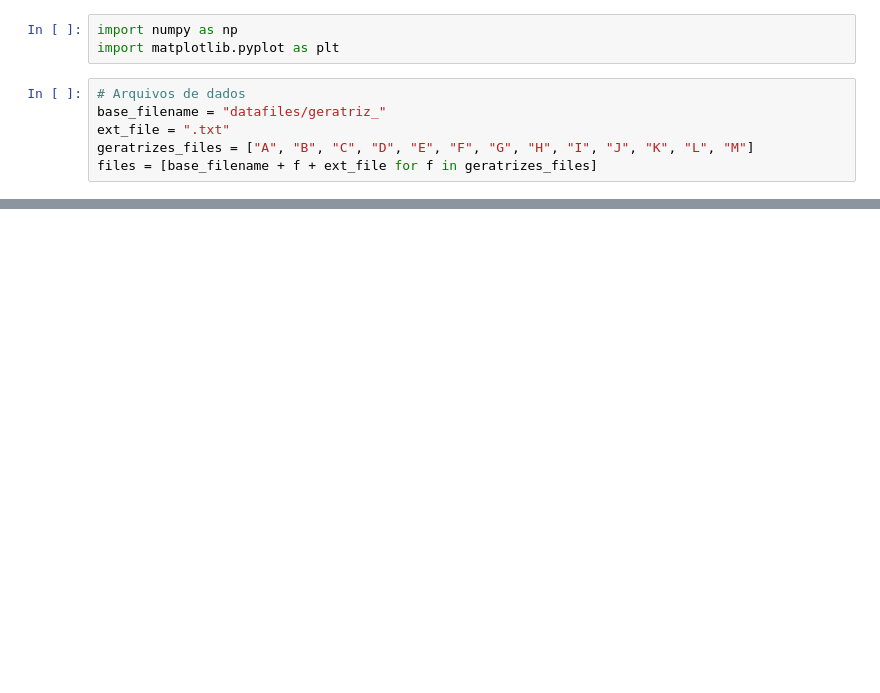
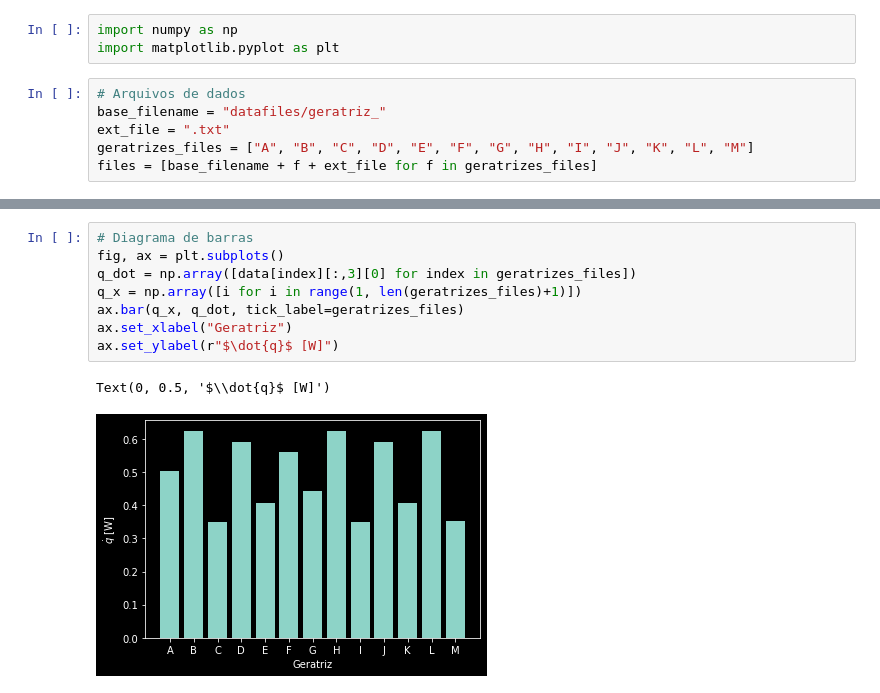
Before and after one commit to marcusbfs/AletasFT, a Jupyter notebook: plots/notebook.ipynb, the cells around one changed output, grey strips where cells are left out. Drawn from its saved outputs; the diff is of its cells as text; blank space fills up the shorter version.

```diff
--- a/plots/notebook.ipynb
+++ b/plots/notebook.ipynb
@@ -28,0 +31,11 @@ ax.set_ylim(15,160)
+# %%
+# Diagrama de barras
+fig, ax = plt.subplots()
+q_dot = np.array([data[index][:,3][0] for index in geratrizes_files])
+q_x = np.array([i for i in range(1, len(geratrizes_files)+1)])
+ax.bar(q_x, q_dot, tick_label=geratrizes_files)
+ax.set_xlabel("Geratriz")
+ax.set_ylabel(r"$\dot{q}$ [W]")
+# %% [output]
+Text(0, 0.5, '$\\dot{q}$ [W]')
+[figure, added]
```
Also changed, not shown: parts of 2 cells of this notebook, 30 other files.
